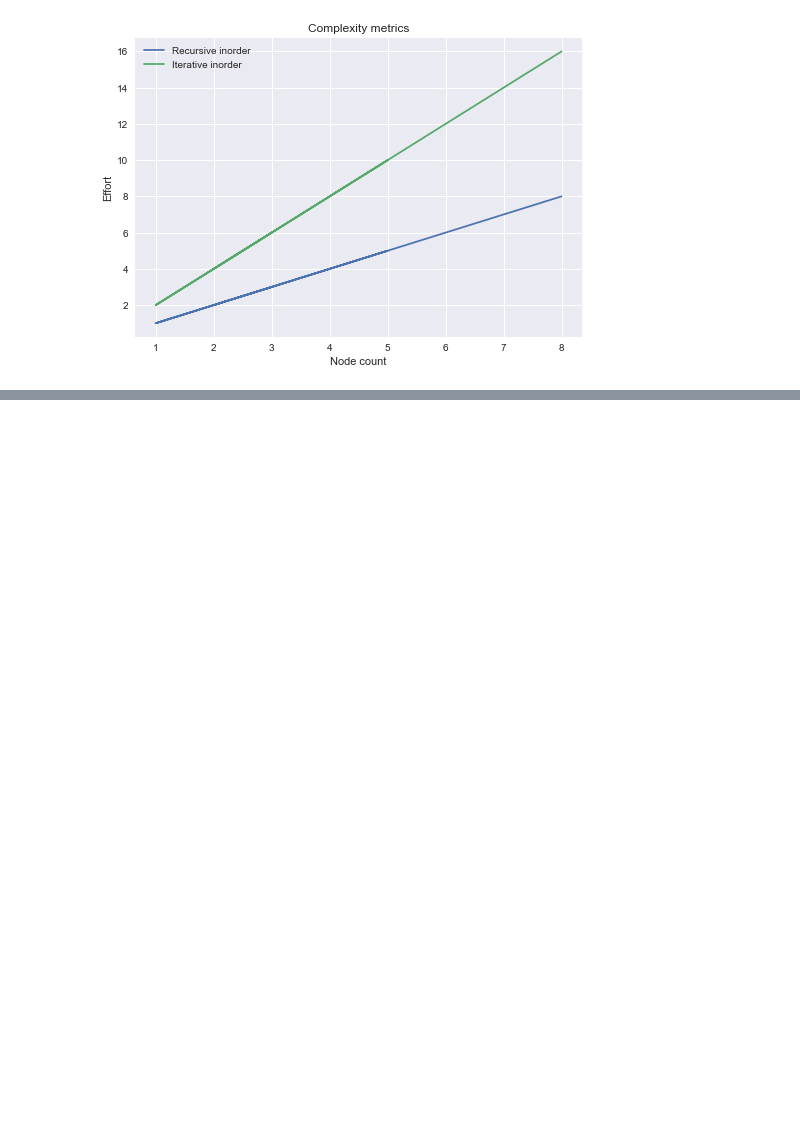
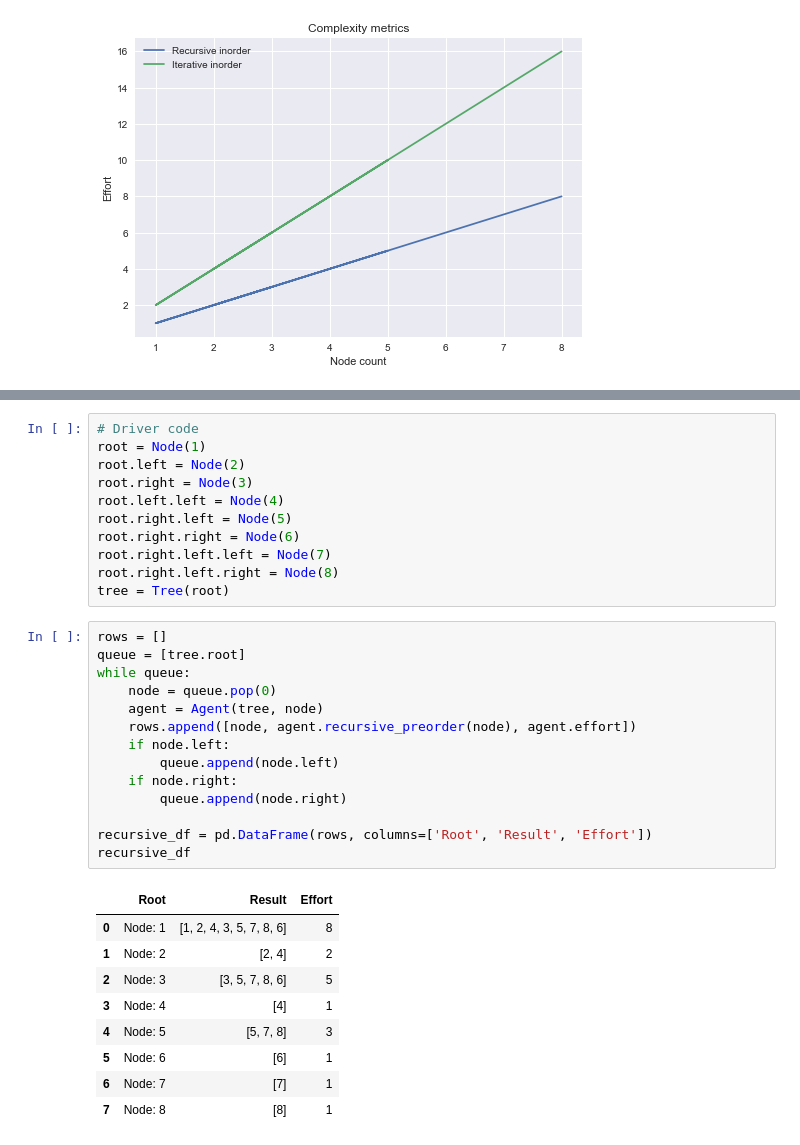
Before and after one commit to brunolcarli/GooGraph, a Jupyter notebook: BinaryTree_exercise_list.ipynb, the cells around one changed output, grey strips where cells are left out. Saved outputs shown, nothing was run; the diff lists cells and outputs as text; blank space fills up the shorter version.

```diff
--- a/BinaryTree_exercise_list.ipynb
+++ b/BinaryTree_exercise_list.ipynb
@@ -199,0 +266,35 @@ The complexity identified for iterative methos is **O(2n)** since the effort is
+# %%
+# Driver code
+root = Node(1)
+root.left = Node(2)
+root.right = Node(3)
+root.left.left = Node(4)
+root.right.left = Node(5)
+root.right.right = Node(6)
+root.right.left.left = Node(7)
+root.right.left.right = Node(8)
+tree = Tree(root)
+# %%
+rows = []
+queue = [tree.root]
+while queue:
+    node = queue.pop(0)
+    agent = Agent(tree, node)
+    rows.append([node, agent.recursive_preorder(node), agent.effort])
+    if node.left:
+        queue.append(node.left)
+    if node.right:
+        queue.append(node.right)
+
+recursive_df = pd.DataFrame(rows, columns=['Root', 'Result', 'Effort'])
+recursive_df
+# %% [output]
+|  | Root | Result | Effort |
+| 0 | Node: 1 | [1, 2, 4, 3, 5, 7, 8, 6] | 8 |
+| 1 | Node: 2 | [2, 4] | 2 |
+| 2 | Node: 3 | [3, 5, 7, 8, 6] | 5 |
+| 3 | Node: 4 | [4] | 1 |
+| 4 | Node: 5 | [5, 7, 8] | 3 |
+| 5 | Node: 6 | [6] | 1 |
+| 6 | Node: 7 | [7] | 1 |
+| 7 | Node: 8 | [8] | 1 |
```
Also changed, not shown: parts of 10 cells of this notebook.
